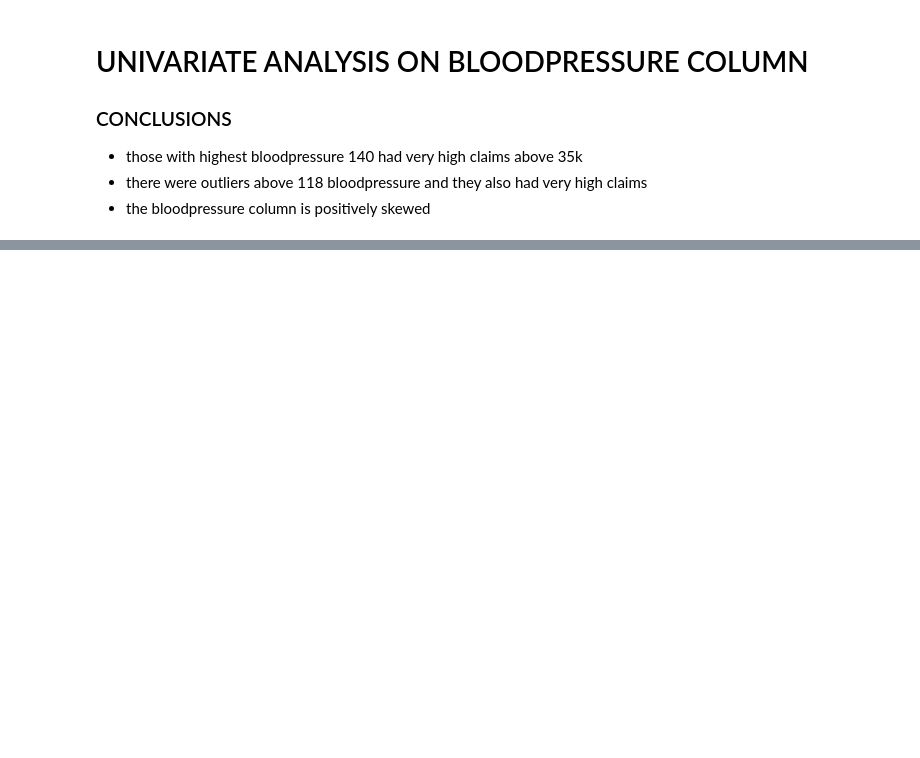
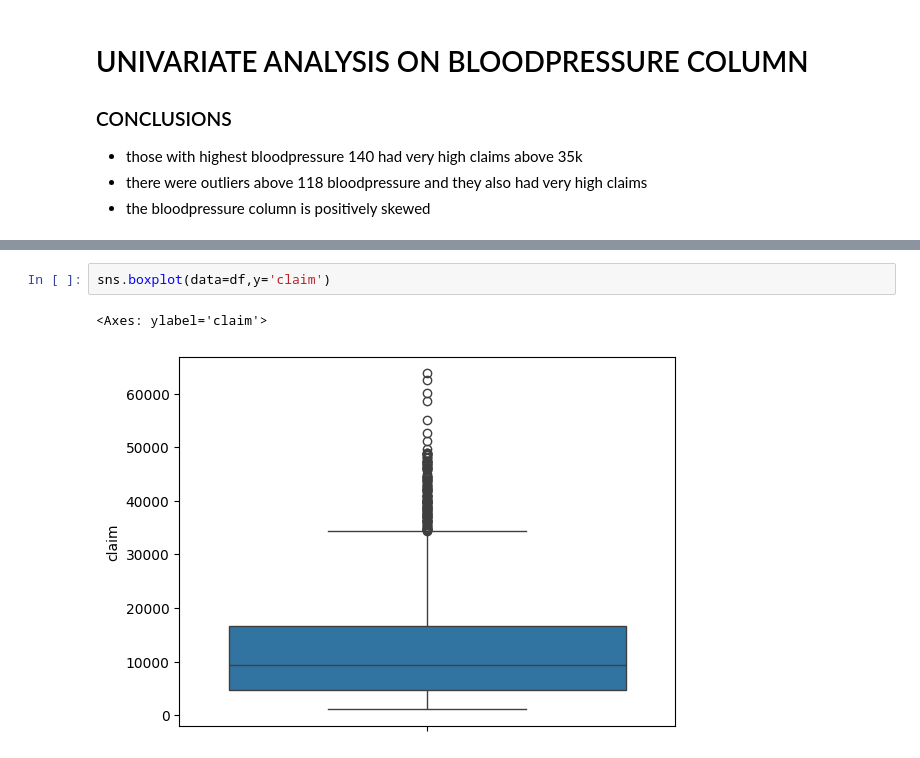
Before and after one commit to ronit-6464/INSURANCE-DATASET-EDA, a Jupyter notebook: EDA NOTEBOOK ON INSURANCE DATASET.ipynb, the cells around one changed output, grey strips where cells are left out. Drawn from its saved outputs; the diff is of its cells as text; blank space fills up the shorter version.

```diff
--- a/EDA NOTEBOOK ON INSURANCE DATASET.ipynb
+++ b/EDA NOTEBOOK ON INSURANCE DATASET.ipynb
@@ -202,0 +171,5 @@ np.int64(0)
+# %%
+sns.boxplot(data=df,y='claim')
+# %% [output]
+<Axes: ylabel='claim'>
+[figure, added]
```
Also changed, not shown: parts of 22 cells of this notebook.
